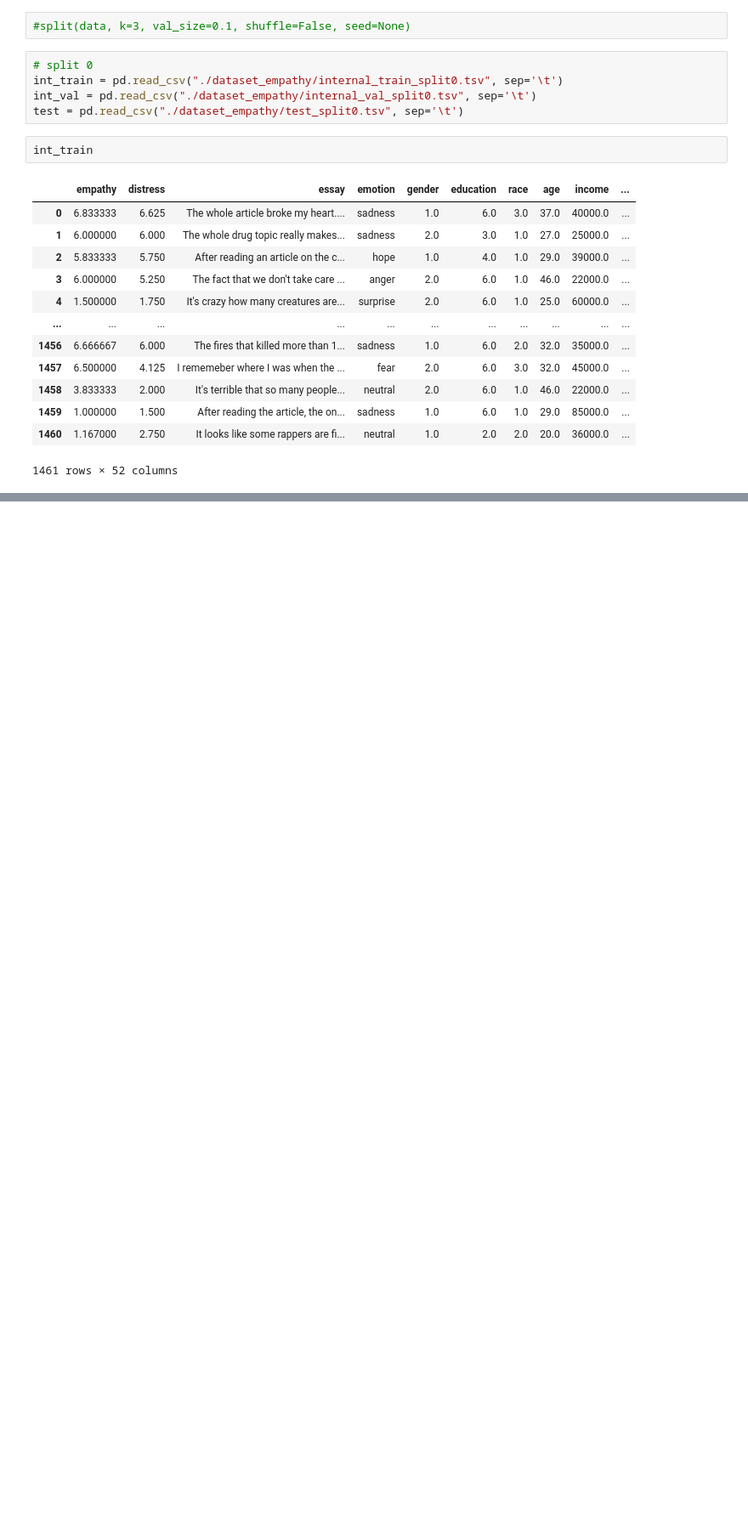
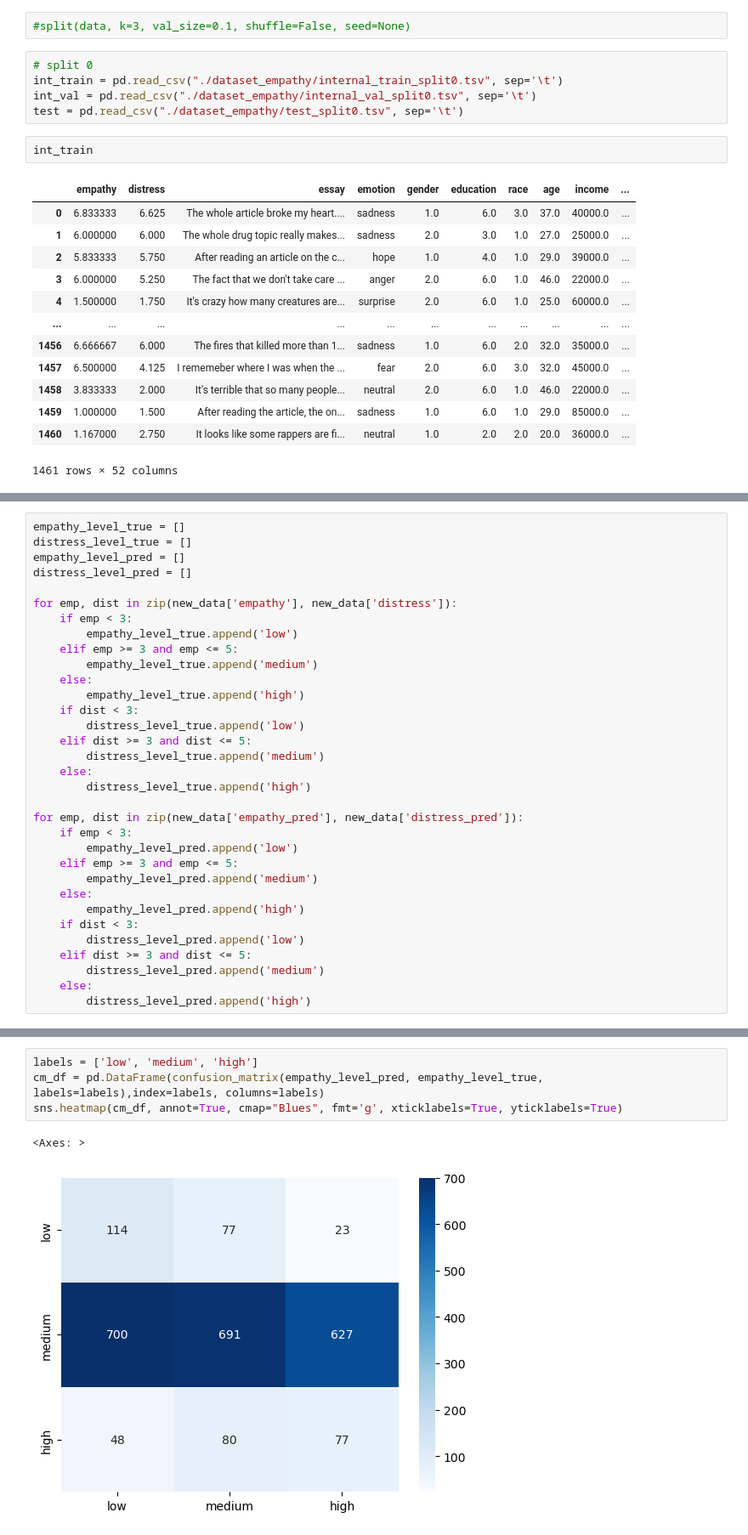
Before and after one commit to HLT-Ghisolfi-Leuzzi-Testa/WASSA-2023, a Jupyter notebook: split_data_for_empathy_dis.ipynb, the cells around one changed output, grey strips where cells are left out. Shown at 85% size. Saved outputs shown, nothing was run; the diff lists cells and outputs as text; blank space fills up the shorter version.

```diff
--- a/split_data_for_empathy_dis.ipynb
+++ b/split_data_for_empathy_dis.ipynb
@@ -70,0 +125,33 @@ int_val
+# %%
+empathy_level_true = []
+distress_level_true = []
+empathy_level_pred = []
+distress_level_pred = []
+
+for emp, dist in zip(new_data['empathy'], new_data['distress']):
+    if emp < 3:
+        empathy_level_true.append('low')
+    elif emp >= 3 and emp <= 5:
+        empathy_level_true.append('medium')
+    else:
+        empathy_level_true.append('high')
+    if dist < 3:
+        distress_level_true.append('low')
+    elif dist >= 3 and dist <= 5:
+        distress_level_true.append('medium')
+    else:
+        distress_level_true.append('high')
+
+for emp, dist in zip(new_data['empathy_pred'], new_data['distress_pred']):
+    if emp < 3:
+        empathy_level_pred.append('low')
+    elif emp >= 3 and emp <= 5:
+        empathy_level_pred.append('medium')
+    else:
+        empathy_level_pred.append('high')
+    if dist < 3:
+        distress_level_pred.append('low')
+    elif dist >= 3 and dist <= 5:
+        distress_level_pred.append('medium')
+    else:
+        distress_level_pred.append('high')
@@ -70,0 +161,7 @@ int_val
+# %%
+labels = ['low', 'medium', 'high']
+cm_df = pd.DataFrame(confusion_matrix(empathy_level_pred, empathy_level_true, labels=labels),index=labels, columns=labels)
+sns.heatmap(cm_df, annot=True, cmap="Blues", fmt='g', xticklabels=True, yticklabels=True)
+# %% [output]
+<Axes: >
+[figure, added]
```
Also changed, not shown: parts of 17 cells of this notebook, 26 other files.
